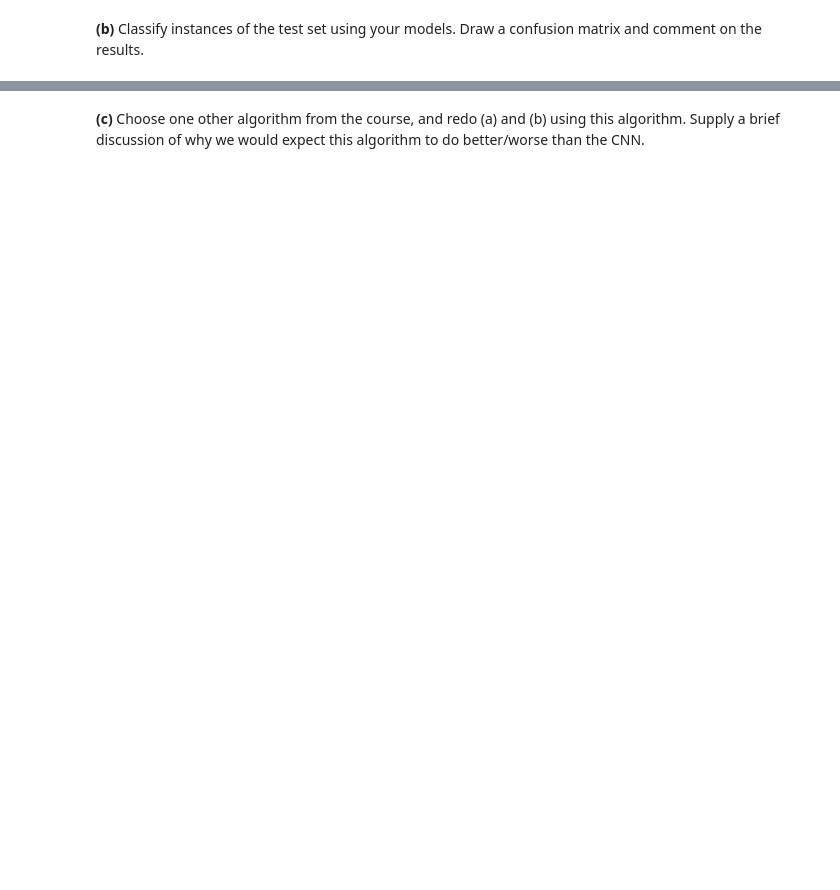
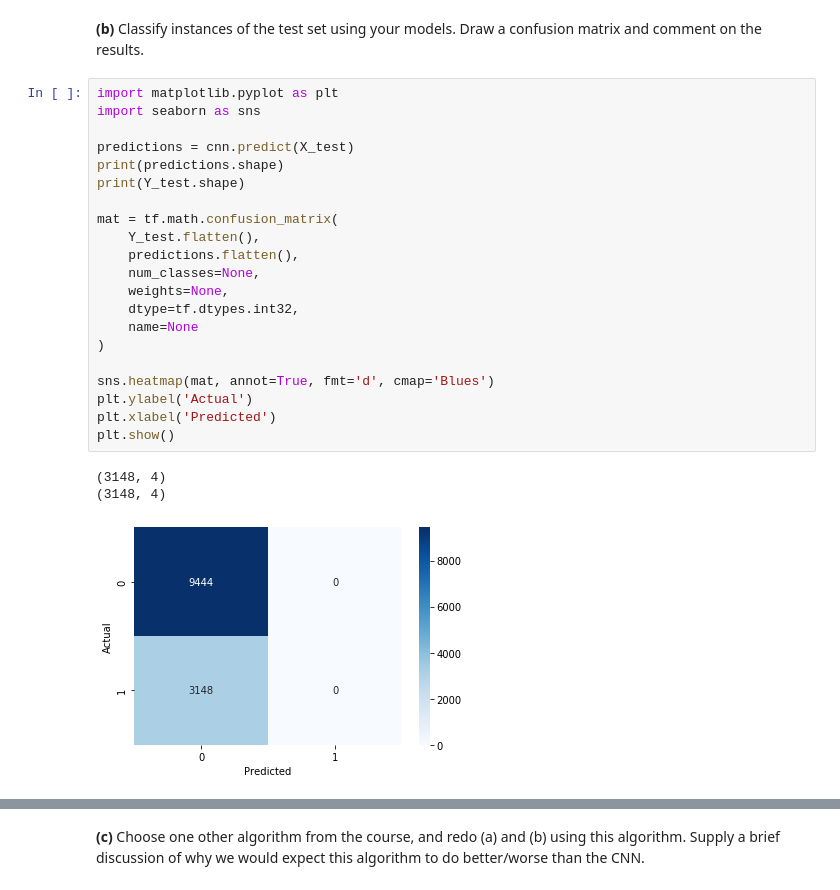
Before and after one commit to maxim-zavidei/viauc-mal1-a23, a Jupyter notebook: assignment6/Solution.ipynb, the cells around one changed output, grey strips where cells are left out. Drawn from its saved outputs; the diff is of its cells as text; blank space fills up the shorter version.

```diff
--- a/assignment6/Solution.ipynb
+++ b/assignment6/Solution.ipynb
@@ -136,2 +121,27 @@ Error on test data: 75.44%
 # %% [markdown]
 __(b)__ Classify instances of the test set using your models. Draw a confusion matrix and comment on the results.
+# %%
+import matplotlib.pyplot as plt
+import seaborn as sns
+
+predictions = cnn.predict(X_test)
+print(predictions.shape)
+print(Y_test.shape)
+
+mat = tf.math.confusion_matrix(
+    Y_test.flatten(),
+    predictions.flatten(),
+    num_classes=None,
+    weights=None,
+    dtype=tf.dtypes.int32,
+    name=None
+)
+
+sns.heatmap(mat, annot=True, fmt='d', cmap='Blues')
+plt.ylabel('Actual')
+plt.xlabel('Predicted')
+plt.show()
+# %% [output]
+(3148, 4)
+(3148, 4)
+[figure, added]
```
Also changed, not shown: parts of 9 cells of this notebook.
